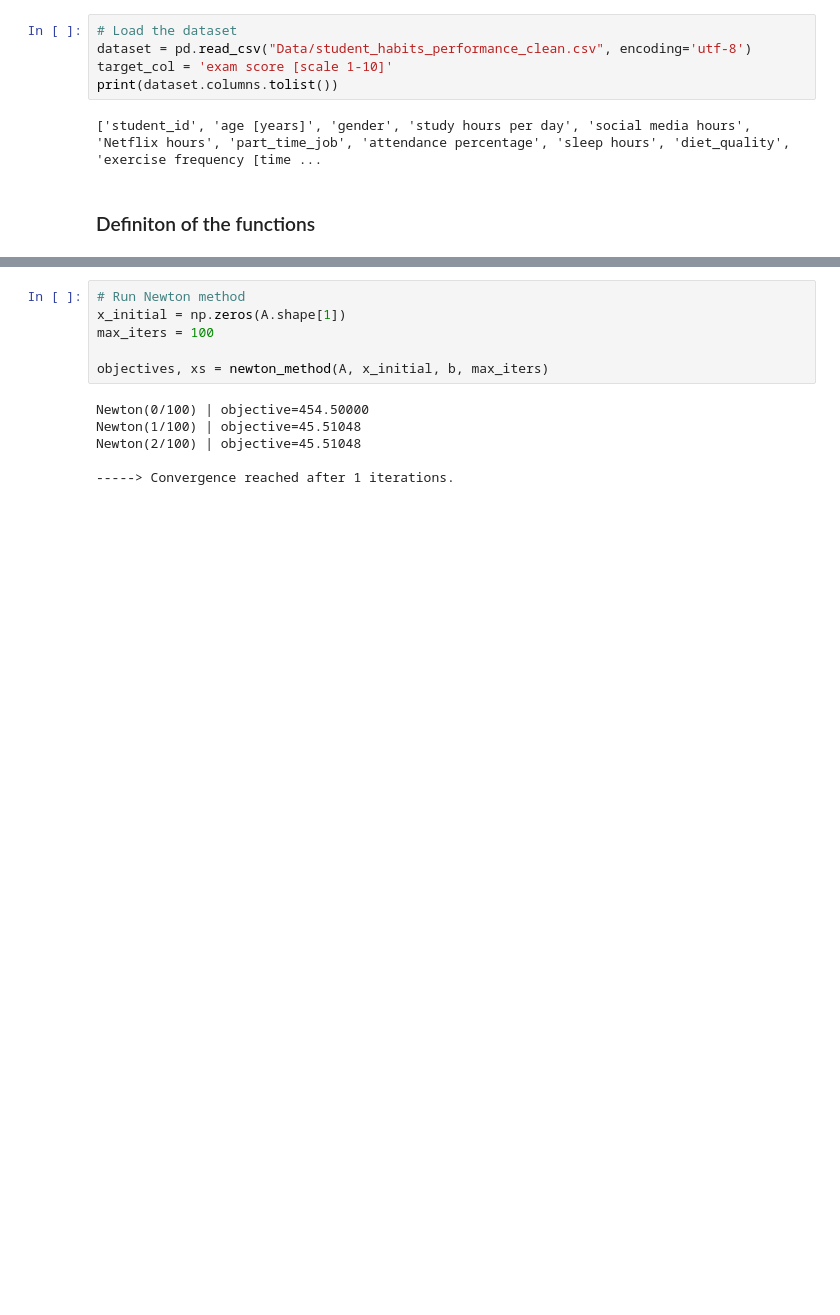
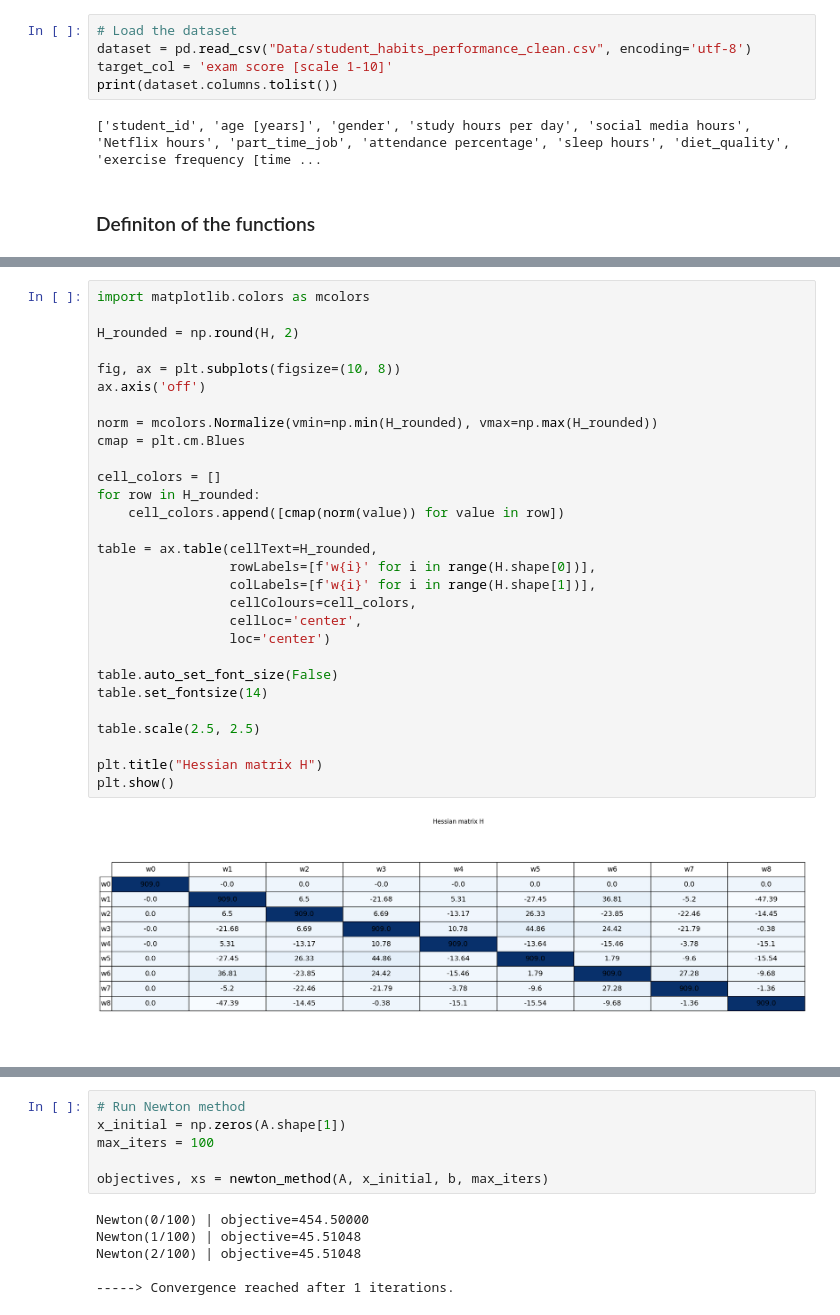
Before and after one commit to FilippoBolis/OptimizationProject_2025, a Jupyter notebook: NewtonMethod.ipynb, the cells around one changed output, grey strips where cells are left out. Saved outputs shown, nothing was run; the diff lists cells and outputs as text; blank space fills up the shorter version.

```diff
--- a/NewtonMethod.ipynb
+++ b/NewtonMethod.ipynb
@@ -93,3 +93,34 @@ def newton_method(A, initial_x, b, max_iters, tol=1e-6):
             break
 
     return objectives, xs
+# %%
+import matplotlib.colors as mcolors
+
+H_rounded = np.round(H, 2)
+
+fig, ax = plt.subplots(figsize=(10, 8))
+ax.axis('off')
+
+norm = mcolors.Normalize(vmin=np.min(H_rounded), vmax=np.max(H_rounded))
+cmap = plt.cm.Blues
+
+cell_colors = []
+for row in H_rounded:
+    cell_colors.append([cmap(norm(value)) for value in row])
+
+table = ax.table(cellText=H_rounded,
+                 rowLabels=[f'w{i}' for i in range(H.shape[0])],
+                 colLabels=[f'w{i}' for i in range(H.shape[1])],
+                 cellColours=cell_colors,
+                 cellLoc='center',
+                 loc='center')
+
+table.auto_set_font_size(False)
+table.set_fontsize(14)
+
+table.scale(2.5, 2.5)
+
+plt.title("Hessian matrix H")
+plt.show()
+# %% [output]
+[figure, added]
```
Also changed, not shown: parts of 7 cells of this notebook.
